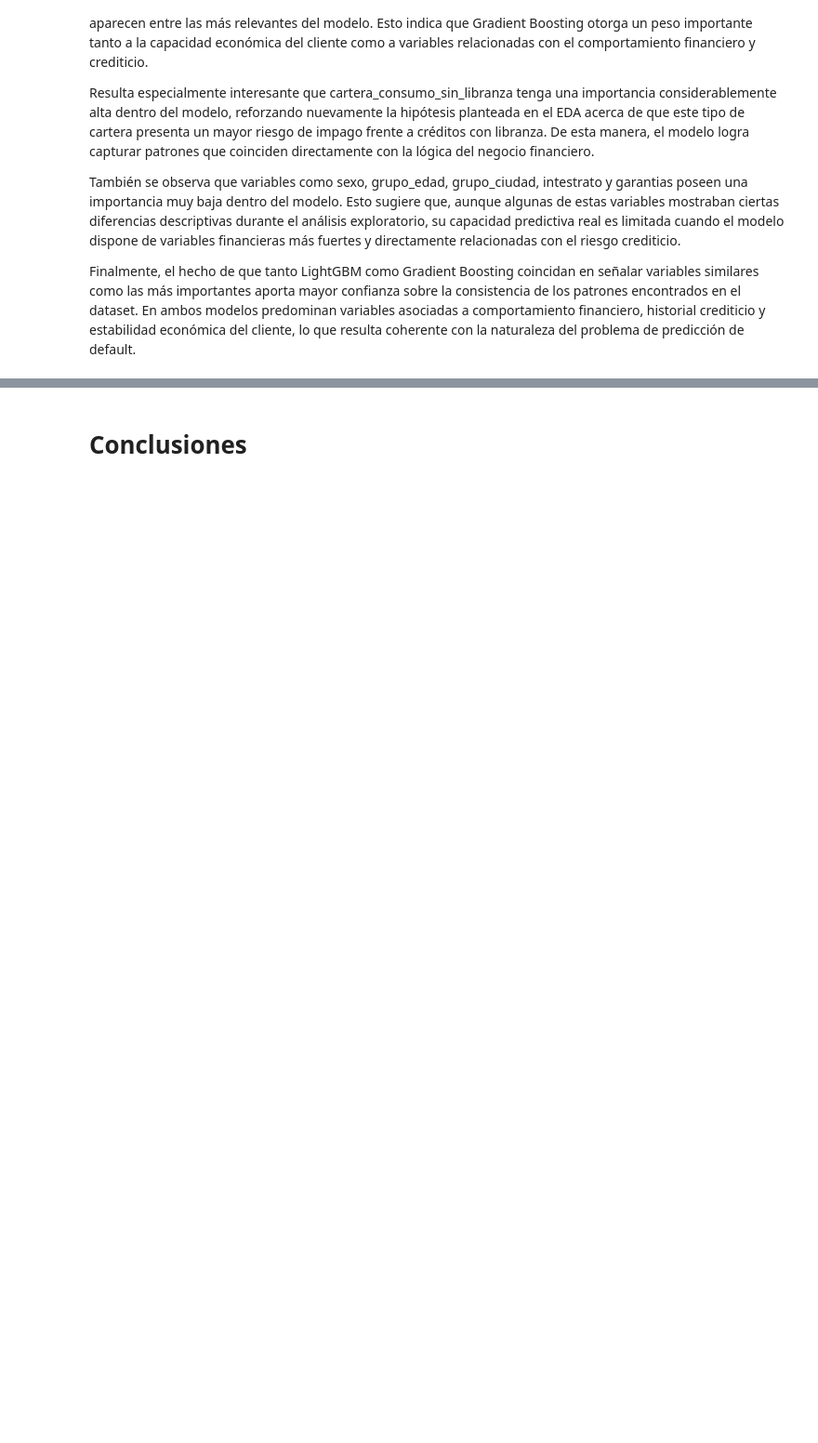
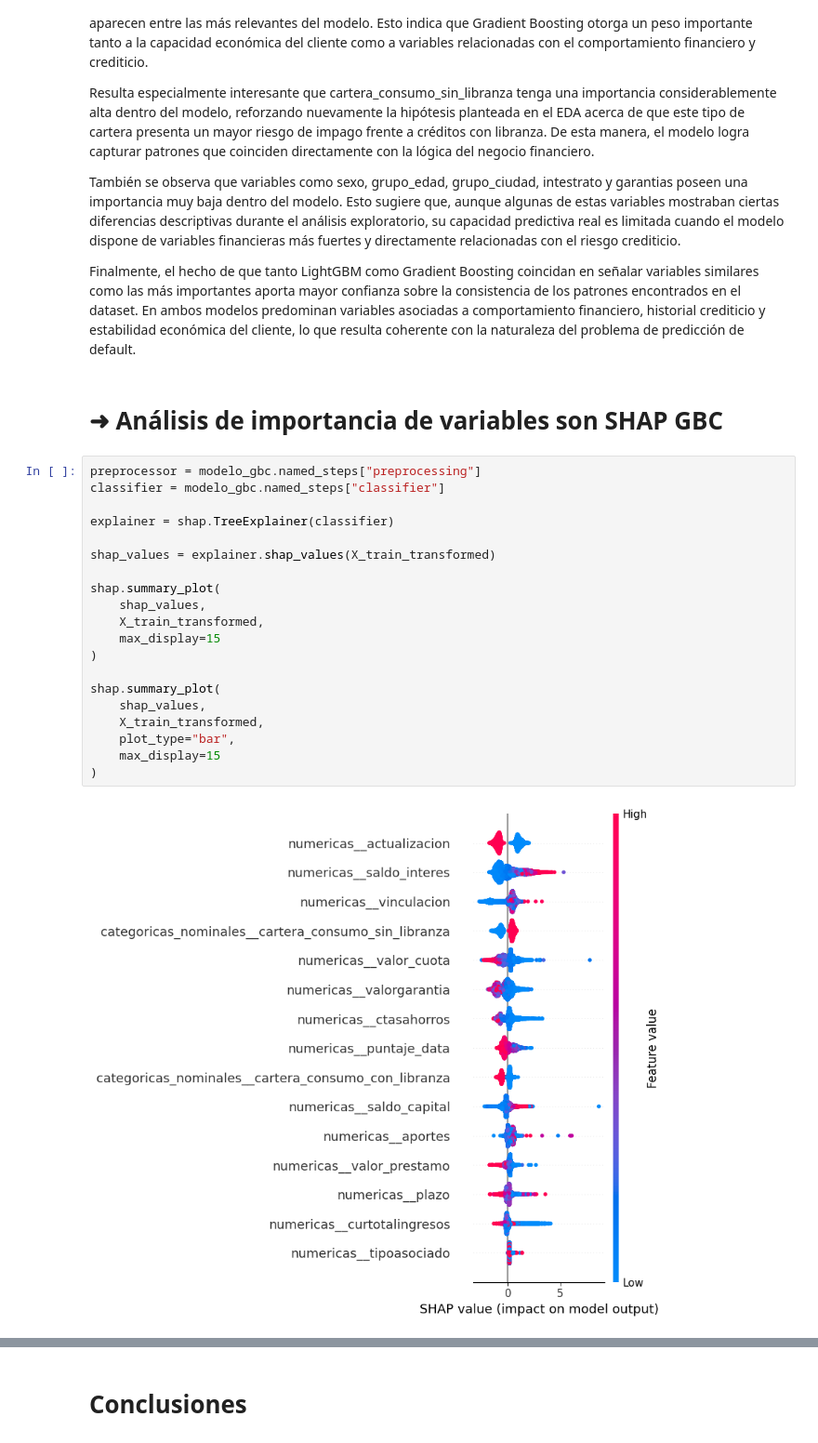
Before and after one commit to Bela1810/credit-risk-classification, a Jupyter notebook: notebooks/06_interpretación_modelos.ipynb, the cells around one changed output, grey strips where cells are left out. Shown at 93% size. Saved outputs shown, nothing was run; the diff lists cells and outputs as text; blank space fills up the shorter version.

```diff
--- a/notebooks/06_interpretación_modelos.ipynb
+++ b/notebooks/06_interpretación_modelos.ipynb
@@ -141,3 +295,27 @@ Resulta especialmente interesante que cartera_consumo_sin_libranza tenga una imp
 También se observa que variables como sexo, grupo_edad, grupo_ciudad, intestrato y garantias poseen una importancia muy baja dentro del modelo. Esto sugiere que, aunque algunas de estas variables mostraban ciertas diferencias descriptivas durante el análisis exploratorio, su capacidad predictiva real es limitada cuando el modelo dispone de variables financieras más fuertes y directamente relacionadas con el riesgo crediticio.
 
 Finalmente, el hecho de que tanto LightGBM como Gradient Boosting coincidan en señalar variables similares como las más importantes aporta mayor confianza sobre la consistencia de los patrones encontrados en el dataset. En ambos modelos predominan variables asociadas a comportamiento financiero, historial crediticio y estabilidad económica del cliente, lo que resulta coherente con la naturaleza del problema de predicción de default.
+# %% [markdown]
+# ➜ **Análisis de importancia de variables son SHAP GBC**
+# %%
+preprocessor = modelo_gbc.named_steps["preprocessing"]
+classifier = modelo_gbc.named_steps["classifier"]
+
+explainer = shap.TreeExplainer(classifier)
+
+shap_values = explainer.shap_values(X_train_transformed)
+
+shap.summary_plot(
+    shap_values,
+    X_train_transformed,
+    max_display=15
+)
+
+shap.summary_plot(
+    shap_values,
+    X_train_transformed,
+    plot_type="bar",
+    max_display=15
+)
+# %% [output]
+[figure, added]
```
Also changed, not shown: parts of 17 cells of this notebook, 2 other files.
